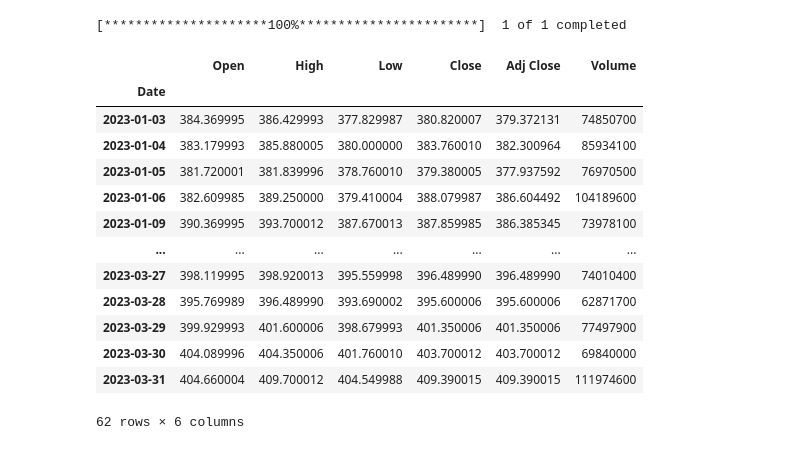
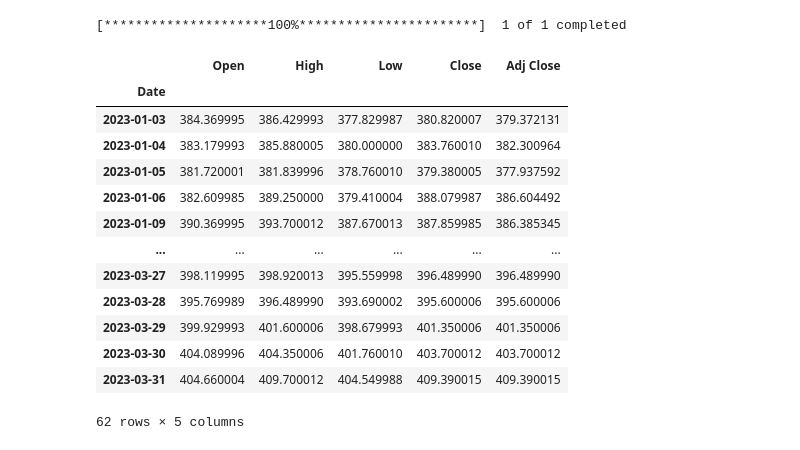
Before and after one commit to shezard/python-finance, a Jupyter notebook: Python Finance Ch 8.ipynb, the cells around one changed output. Cells and saved outputs as stored; diff of their text form; code cells hidden in the pictures.

```diff
--- a/Python Finance Ch 8.ipynb
+++ b/Python Finance Ch 8.ipynb
@@ -18,19 +18,20 @@ data = yf.download("SPY", start="2023-01-01", end="2023-04-01")
 # %% [output]
 [*********************100%***********************]  1 of 1 completed
 # %%
+data = data.drop(columns=['Volume'])
 data
 # %% [output]
-|  | Open | High | Low | Close | Adj Close | Volume |
-| Date |  |  |  |  |  |  |
-| 2023-01-03 | 384.369995 | 386.429993 | 377.829987 | 380.820007 | 379.372131 | 74850700 |
-| 2023-01-04 | 383.179993 | 385.880005 | 380.000000 | 383.760010 | 382.300964 | 85934100 |
-| 2023-01-05 | 381.720001 | 381.839996 | 378.760010 | 379.380005 | 377.937592 | 76970500 |
-| 2023-01-06 | 382.609985 | 389.250000 | 379.410004 | 388.079987 | 386.604492 | 104189600 |
-| 2023-01-09 | 390.369995 | 393.700012 | 387.670013 | 387.859985 | 386.385345 | 73978100 |
-| ... | ... | ... | ... | ... | ... | ... |
-| 2023-03-27 | 398.119995 | 398.920013 | 395.559998 | 396.489990 | 396.489990 | 74010400 |
-| 2023-03-28 | 395.769989 | 396.489990 | 393.690002 | 395.600006 | 395.600006 | 62871700 |
-| 2023-03-29 | 399.929993 | 401.600006 | 398.679993 | 401.350006 | 401.350006 | 77497900 |
-| 2023-03-30 | 404.089996 | 404.350006 | 401.760010 | 403.700012 | 403.700012 | 69840000 |
-| 2023-03-31 | 404.660004 | 409.700012 | 404.549988 | 409.390015 | 409.390015 | 111974600 |
+|  | Open | High | Low | Close | Adj Close |
+| Date |  |  |  |  |  |
+| 2023-01-03 | 384.369995 | 386.429993 | 377.829987 | 380.820007 | 379.372131 |
+| 2023-01-04 | 383.179993 | 385.880005 | 380.000000 | 383.760010 | 382.300964 |
+| 2023-01-05 | 381.720001 | 381.839996 | 378.760010 | 379.380005 | 377.937592 |
+| 2023-01-06 | 382.609985 | 389.250000 | 379.410004 | 388.079987 | 386.604492 |
+| 2023-01-09 | 390.369995 | 393.700012 | 387.670013 | 387.859985 | 386.385345 |
+| ... | ... | ... | ... | ... | ... |
+| 2023-03-27 | 398.119995 | 398.920013 | 395.559998 | 396.489990 | 396.489990 |
+| 2023-03-28 | 395.769989 | 396.489990 | 393.690002 | 395.600006 | 395.600006 |
+| 2023-03-29 | 399.929993 | 401.600006 | 398.679993 | 401.350006 | 401.350006 |
+| 2023-03-30 | 404.089996 | 404.350006 | 401.760010 | 403.700012 | 403.700012 |
+| 2023-03-31 | 404.660004 | 409.700012 | 404.549988 | 409.390015 | 409.390015 |
-62 rows × 6 columns
+62 rows × 5 columns
```
Also changed, not shown: parts of 10 cells of this notebook, 6 other files.
